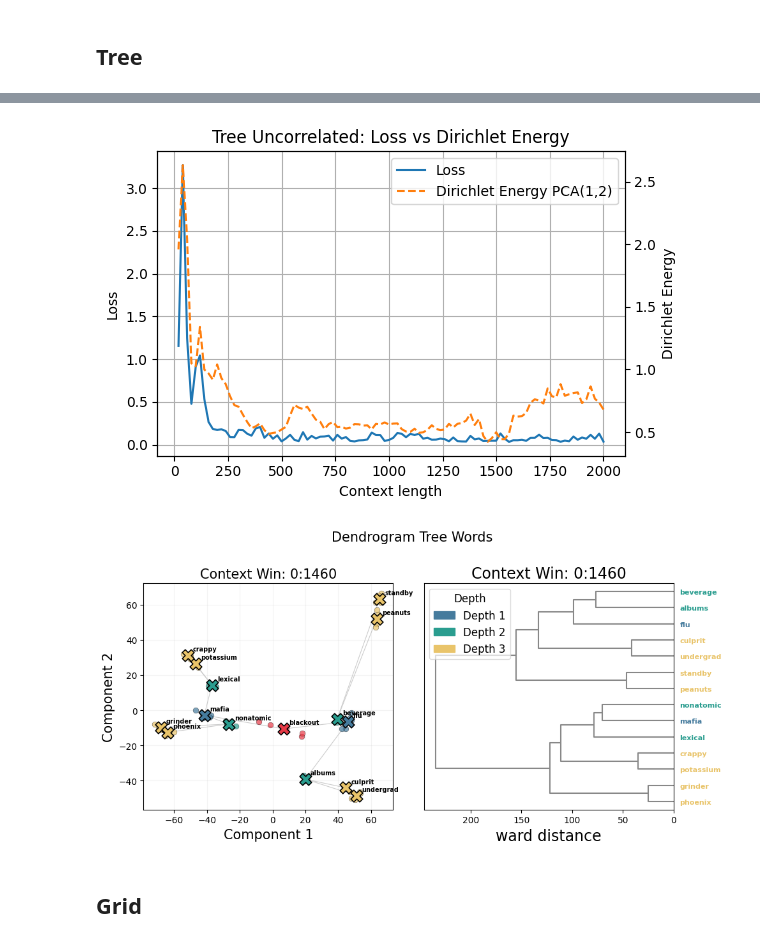
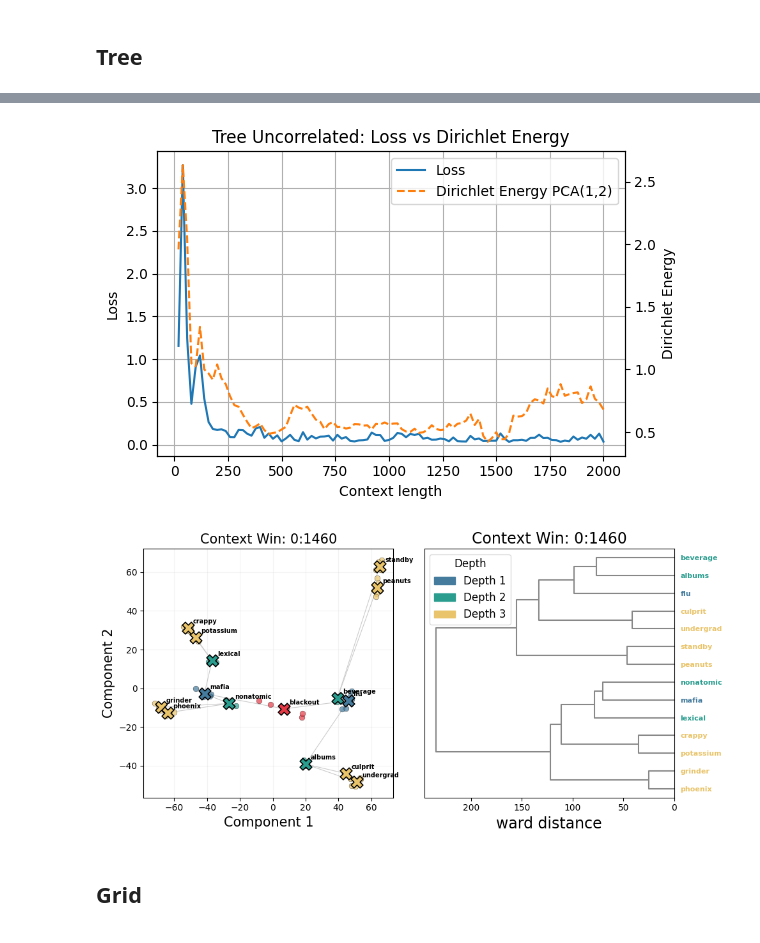
Before and after one commit to Project-Hindenburg/hico, a Jupyter notebook: notebooks/report_plots.ipynb, the cells around one changed output, grey strips where cells are left out. Drawn from its saved outputs; the diff is of its cells as text; code cells hidden in the pictures.

Commit message:
updated plots

```diff
--- a/notebooks/report_plots.ipynb
+++ b/notebooks/report_plots.ipynb
@@ -165,8 +167,8 @@ pca_result = pca.fit_transform(filtered_embs)[:,0:2]
 
 hp_tree.plot_reduced_emb(axes[0], pca_result, filtered_ids, title=f"Context Win: 0:{win_opt}", only_centroid=False)
 
-fig.suptitle(directory.replace("_", " ").title(),
-             fontsize=20, y=1.01)
+# fig.suptitle(directory.replace("_", " ").title(),
+#              fontsize=20, y=1.01)
 
 
 # -------------------------------- DENDROGRAM -------------------------------- #
@@ -185,36 +187,36 @@ ids_dendro = ids_np[mask_layer_l]
 
 centroids_id, centroids_emb = centroids_by_token(ids_dendro, emb_dendro)
 
 hp_tree.plot_dendrogram_on_points(axes[1], centroids_id, centroids_emb, title=f"Context Win: 0:{win_opt}",
                                   method="ward", max_leaves=50, leaf_font_size=8)
 
-fig.suptitle(f"Dendrogram Tree Words",
-             fontsize=15, y=1.01)
+# fig.suptitle(f"Dendrogram Tree Words",
+            #  fontsize=15, y=1.01)
 
 
 fig.tight_layout()
 fig.savefig(f"../plots/pca_{directory}.png", dpi=300, bbox_inches='tight')
 plt.show()
 # %% [output]
 [WARN] Record non valutabile (pos 2, line 0): observed_token_not_in_graph (observed_raw='under')
   [ctx=2000, win_len=20, local=[0:20)] Warning: token 'flu' has only 1 occurrences in [0:20] (requested 5)
   [ctx=2000, win_len=20, local=[0:20)] Warning: token 'culprit' has only 2 occurrences in [0:20] (requested 5)
   [ctx=2000, win_len=40, local=[0:40)] Warning: token 'flu' has only 2 occurrences in [0:40] (requested 5)
   [ctx=2000, win_len=60, local=[0:60)] Warning: token 'blackout' has only 2 occurrences in [0:60] (requested 5)
   [ctx=2000, win_len=60, local=[0:60)] Warning: token 'nonatomic' has only 1 occurrences in [0:60] (requested 5)
   [ctx=2000, win_len=60, local=[0:60)] Warning: token 'mafia' has only 1 occurrences in [0:60] (requested 5)
   [ctx=2000, win_len=80, local=[0:80)] Warning: token 'blackout' has only 2 occurrences in [0:80] (requested 5)
   [ctx=2000, win_len=80, local=[0:80)] Warning: token 'nonatomic' has only 2 occurrences in [0:80] (requested 5)
   [ctx=2000, win_len=80, local=[0:80)] Warning: token 'mafia' has only 3 occurrences in [0:80] (requested 5)
   [ctx=2000, win_len=80, local=[0:80)] Warning: token 'crappy' has only 1 occurrences in [0:80] (requested 5)
   [ctx=2000, win_len=80, local=[0:80)] Warning: token 'phoenix' has only 1 occurrences in [0:80] (requested 5)
 ... (37 lines left out)
   [ctx=2000, win_len=320, local=[0:320)] Warning: token 'grinder' has only 4 occurrences in [0:320] (requested 5)
 Total windows: 100
 Valid energy windows: 100
 Dropped windows: 0
 [figure]
-[figure, old version]
+[figure, new version]
 # %% [markdown]
 ## Grid
 # %%
```
Also changed, not shown: parts of 7 cells of this notebook, 7 other files.
